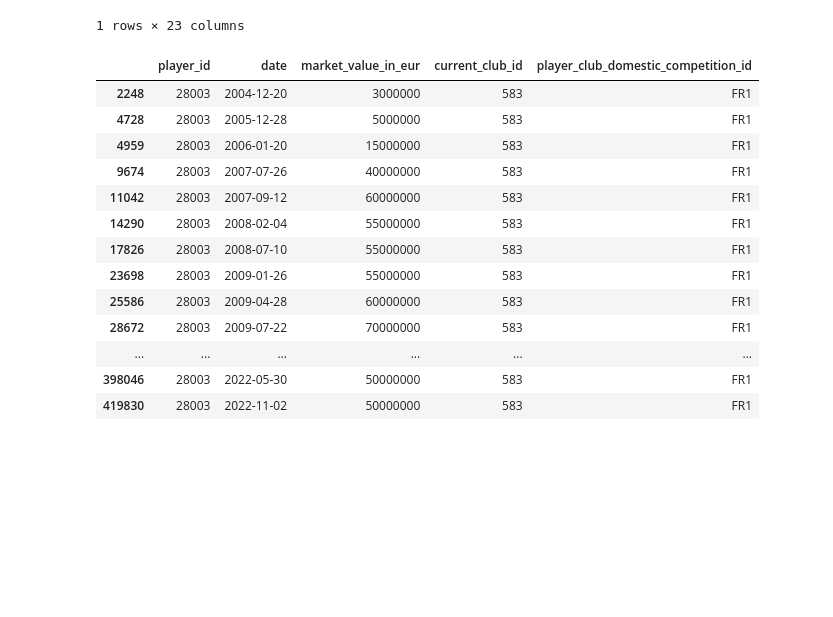
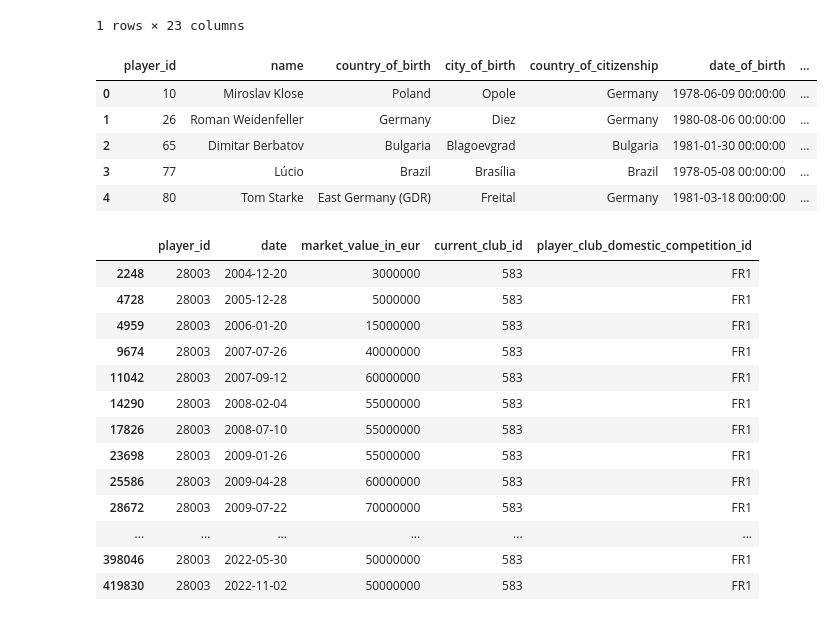
Before and after one commit to VLGuazzelli/proyecto_final_transfer, a Jupyter notebook: src/explore.ipynb, the cells around one changed output. Drawn from its saved outputs; the diff is of its cells as text; code cells hidden in the pictures; blank space fills up the shorter version.

```diff
--- a/src/explore.ipynb
+++ b/src/explore.ipynb
@@ -190,6 +232,17 @@ messi_player
 |  | player_id | first_name | last_name | name | last_season | current_club_id | player_code | ... |
 | 2347 | 28003 | Lionel | Messi | Lionel Messi | 2022 | 583 | lionel-messi | ... |
 1 rows × 23 columns
+# %%
+players_filtered=players.drop(["first_name", "last_name", "last_season", "current_club_id", "player_code", "contract_expiration_date","agent_name","image_url","url", "current_club_domestic_competition_id","current_club_name"], axis = 1)
+# %%
+players_filtered.head()
+# %% [output]
+|  | player_id | name | country_of_birth | city_of_birth | country_of_citizenship | date_of_birth | ... |
+| 0 | 10 | Miroslav Klose | Poland | Opole | Germany | 1978-06-09 00:00:00 | ... |
+| 1 | 26 | Roman Weidenfeller | Germany | Diez | Germany | 1980-08-06 00:00:00 | ... |
+| 2 | 65 | Dimitar Berbatov | Bulgaria | Blagoevgrad | Bulgaria | 1981-01-30 00:00:00 | ... |
+| 3 | 77 | Lúcio | Brazil | Brasília | Brazil | 1978-05-08 00:00:00 | ... |
+| 4 | 80 | Tom Starke | East Germany (GDR) | Freital | Germany | 1981-03-18 00:00:00 | ... |
 # %%
 messi_pl_val=player_valuations[player_valuations['player_id'] == 28003]
 messi_pl_val
```
Also changed, not shown: parts of 5 cells of this notebook.
